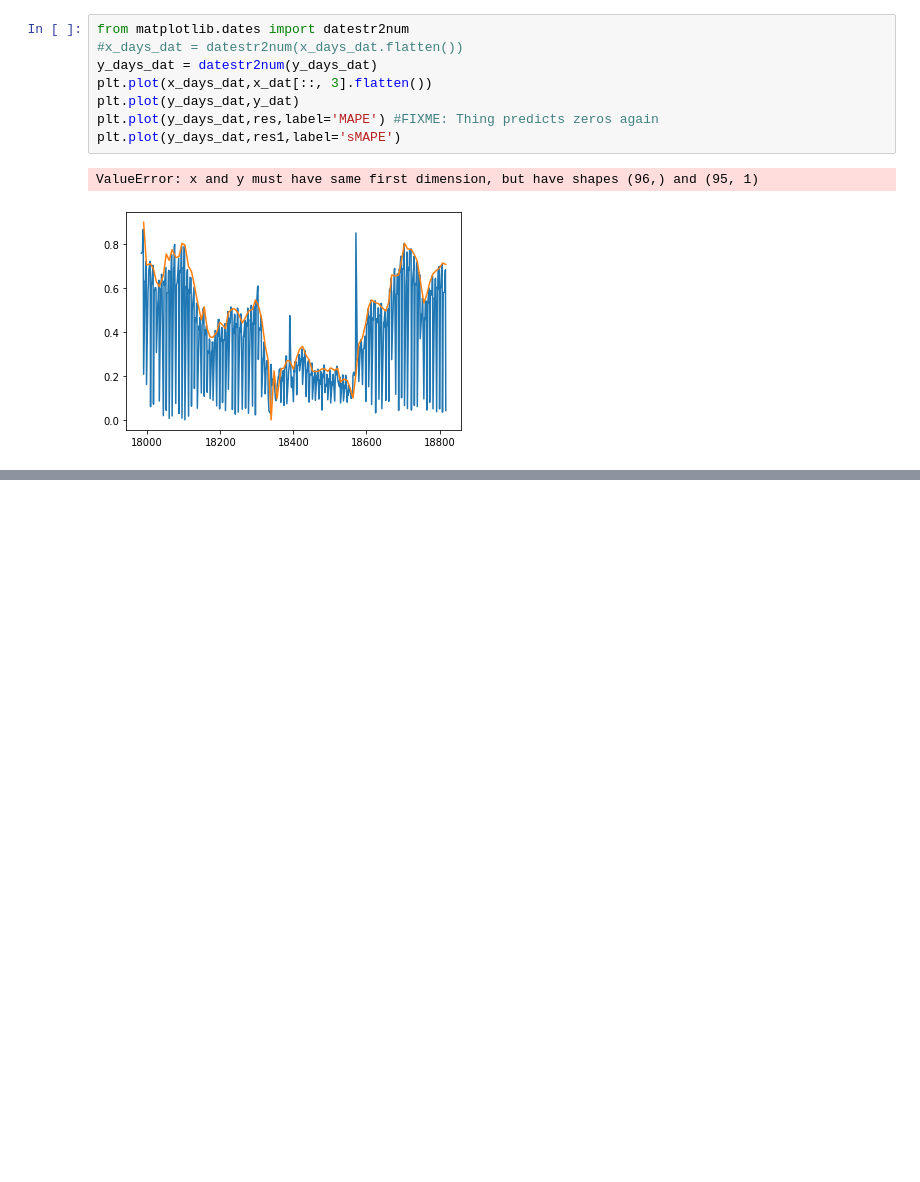
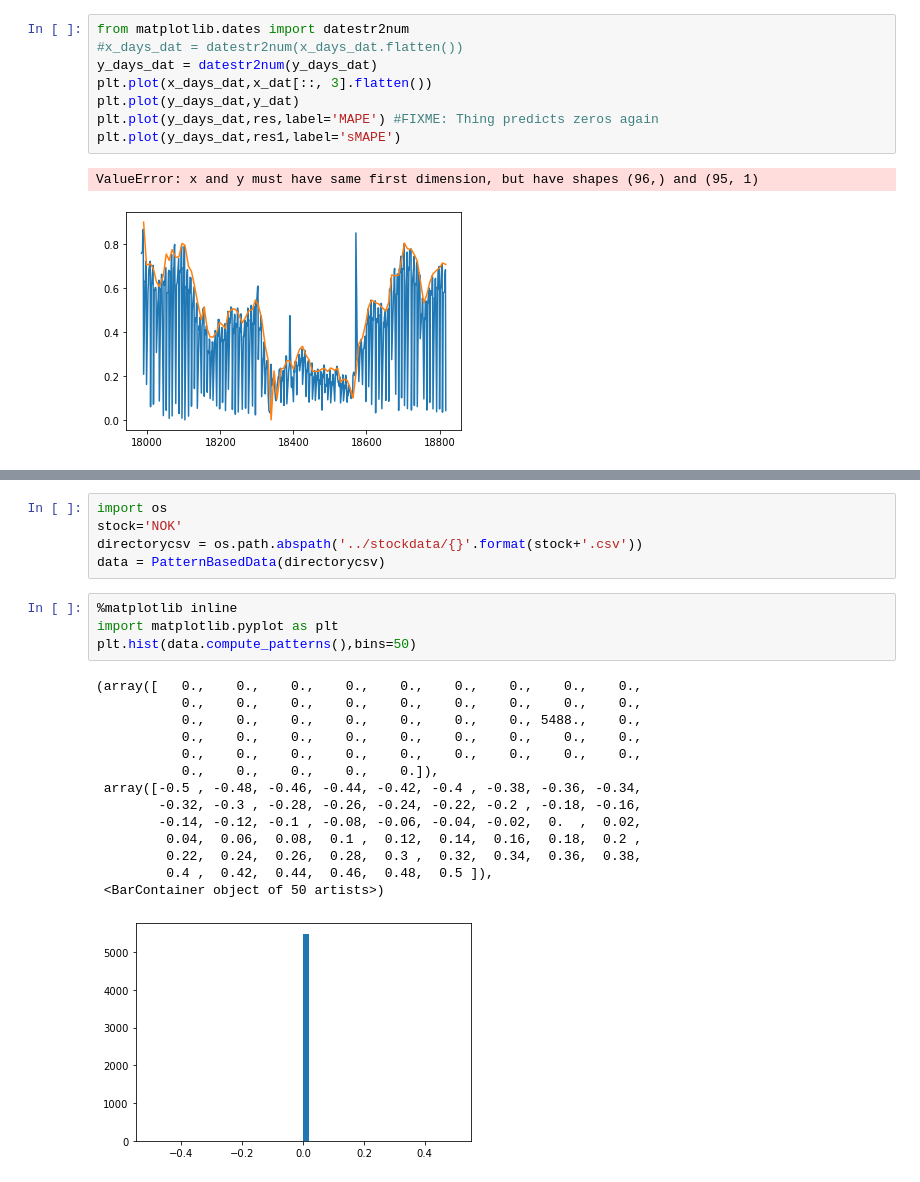
Before and after one commit to Naderschah/NeuralNetworks, a Jupyter notebook: Hyperparameter_optimizaton.ipynb, the cells around one changed output, grey strips where cells are left out. Cells and saved outputs as stored; diff of their text form; blank space fills up the shorter version.

```diff
--- a/Hyperparameter_optimizaton.ipynb
+++ b/Hyperparameter_optimizaton.ipynb
@@ -367,0 +505,24 @@ print(y_pred)
+# %%
+import os
+stock='NOK'
+directorycsv = os.path.abspath('../stockdata/{}'.format(stock+'.csv'))
+data = PatternBasedData(directorycsv)
+# %%
+%matplotlib inline
+import matplotlib.pyplot as plt
+plt.hist(data.compute_patterns(),bins=50)
+# %% [output]
+(array([   0.,    0.,    0.,    0.,    0.,    0.,    0.,    0.,    0.,
+           0.,    0.,    0.,    0.,    0.,    0.,    0.,    0.,    0.,
+           0.,    0.,    0.,    0.,    0.,    0.,    0., 5488.,    0.,
+           0.,    0.,    0.,    0.,    0.,    0.,    0.,    0.,    0.,
+           0.,    0.,    0.,    0.,    0.,    0.,    0.,    0.,    0.,
+           0.,    0.,    0.,    0.,    0.]),
+ array([-0.5 , -0.48, -0.46, -0.44, -0.42, -0.4 , -0.38, -0.36, -0.34,
+        -0.32, -0.3 , -0.28, -0.26, -0.24, -0.22, -0.2 , -0.18, -0.16,
+        -0.14, -0.12, -0.1 , -0.08, -0.06, -0.04, -0.02,  0.  ,  0.02,
+         0.04,  0.06,  0.08,  0.1 ,  0.12,  0.14,  0.16,  0.18,  0.2 ,
+         0.22,  0.24,  0.26,  0.28,  0.3 ,  0.32,  0.34,  0.36,  0.38,
+         0.4 ,  0.42,  0.44,  0.46,  0.48,  0.5 ]),
+ <BarContainer object of 50 artists>)
+[figure, added]
```
Also changed, not shown: parts of 20 cells of this notebook, 3 other files.
